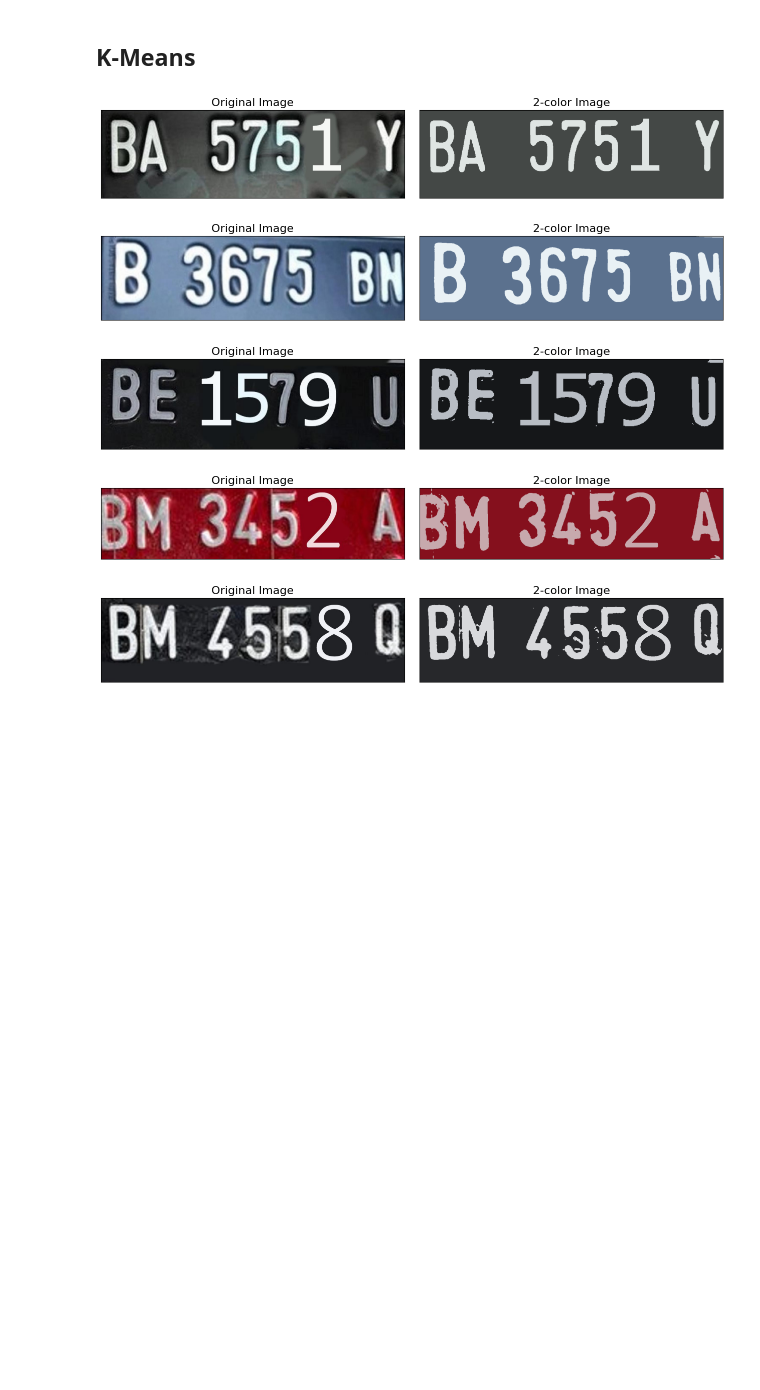
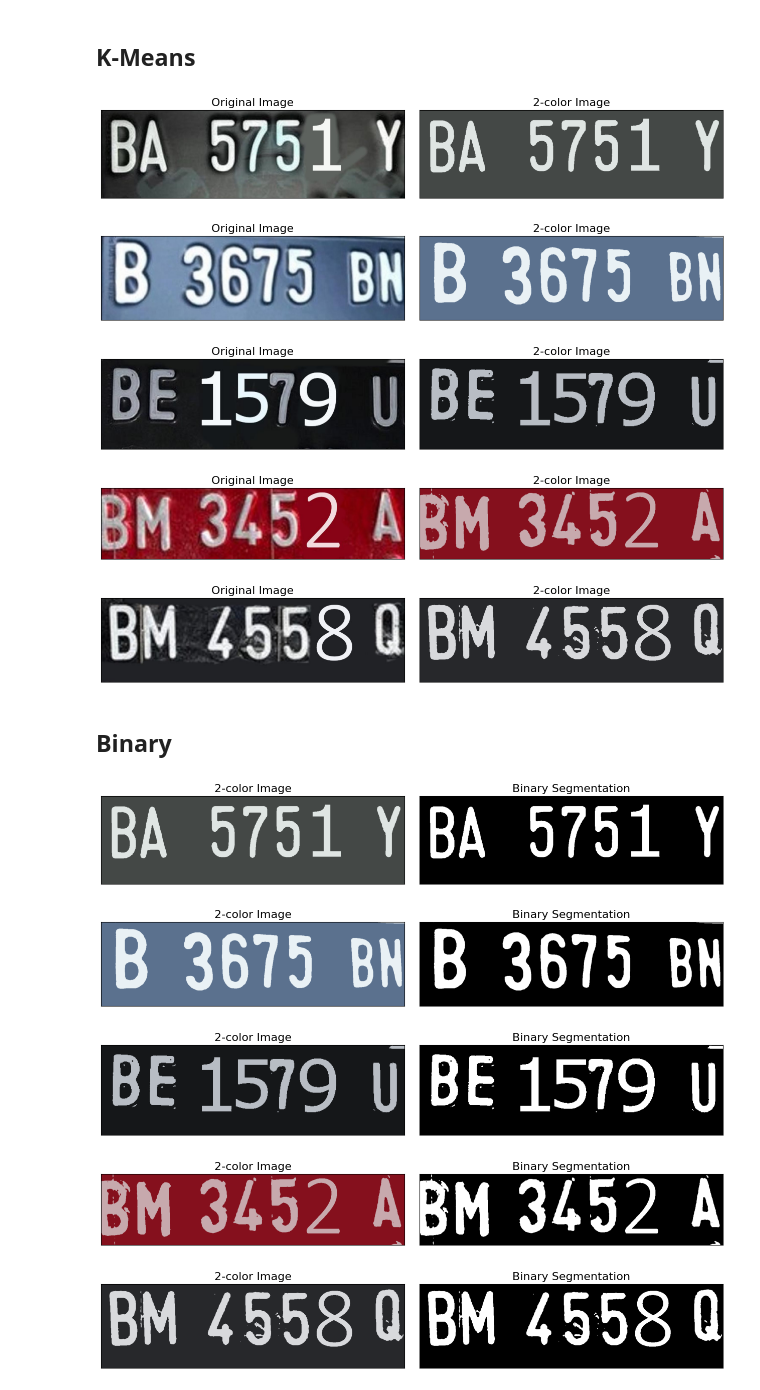
Before and after one commit to ulfiizza27/2141720052-Machine-Learning-2023, a Jupyter notebook: Week 8/UTS_26_UlfiMustatiqAbidatulIzza_MachineLearning.ipynb, the cells around one changed output. Saved outputs shown, nothing was run; the diff lists cells and outputs as text; code cells hidden in the pictures; blank space fills up the shorter version.

Commit message:
uts machine learning

```diff
--- a/Week 8/UTS_26_UlfiMustatiqAbidatulIzza_MachineLearning.ipynb
+++ b/Week 8/UTS_26_UlfiMustatiqAbidatulIzza_MachineLearning.ipynb
@@ -130,6 +128,13 @@ plt.show()
 ## **K-Means**
 # %%
 from sklearn.cluster import KMeans
+from sklearn.metrics import silhouette_score, mean_squared_error
+
+# Lokasi tempat Anda akan menyimpan hasil segmentasi
+output_segmentation_directory = '/content/drive/MyDrive/MachineLearning/Segmentation_Results_KMeans/'
+
+if not os.path.exists(output_segmentation_directory):
+    os.makedirs(output_segmentation_directory)
 
 # Terapkan K-Means
 for filename in plat_files:
@@ -152,14 +157,20 @@ for filename in plat_files:
             center = kmeans.cluster_centers_
             new_colors = center[clusters].reshape(h, w, ch).astype(np.uint8)
 
+            inertia = kmeans.inertia_
+
             # Ganti warna citra asli dengan citra yang telah diganti warnanya
             img_recolored = new_colors.reshape(img.shape)
+
+            # Simpan hasil segmentasi
+            output_path = os.path.join(output_segmentation_directory, filename)
+            cv2.imwrite(output_path, new_colors)
 
             fig, ax = plt.subplots(1, 2, figsize=(16, 6), subplot_kw=dict(xticks=[], yticks=[]))
             fig.subplots_adjust(wspace=0.05)
             ax[0].imshow(img_rgb)
             ax[0].set_title('Original Image', size=16)
-            ax[1].imshow(img_recolored)
+            ax[1].imshow(new_colors)
             ax[1].set_title('2-color Image', size=16)
 plt.show()
 # %% [output]
@@ -168,3 +179,65 @@ plt.show()
 [figure]
 [figure]
 [figure]
+# %% [markdown]
+## **Binary**
+# %%
+import cv2
+import os
+import matplotlib.pyplot as plt
+
+folder_path = '/content/drive/MyDrive/MachineLearning/plat/'
+
+# Dapatkan daftar file citra dalam folder
+plat_files = [file for file in os.listdir(folder_path) if file.lower().endswith(('.png', '.jpg', '.jpeg'))]
+
+output_segmentation_directory = '/content/drive/MyDrive/MachineLearning/segmentasi_result/'
+
+# Pastikan folder output_segmentation_directory tersedia
+os.makedirs(output_segmentation_directory, exist_ok=True)
+
+# Loop melalui daftar file dan baca setiap gambar
+for filename in plat_files:
+    if filename.lower().endswith(('.png', '.jpg', '.jpeg')):
+        # Gabungkan path folder dengan nama file
+        file_path = os.path.join(folder_path, filename)
+
+        # Baca gambar
+        img = cv2.imread(file_path)
+
+        if img is not None:
+            # Ubah ke format RGB
+            img_rgb = cv2.cvtColor(img, cv2.COLOR_BGR2RGB)
+
+            h, w, ch = img_rgb.shape
+            data = img_rgb.reshape(-1, 3)
+
+            kmeans = KMeans(n_clusters=2, random_state=0)
+            clusters = kmeans.fit_predict(data)
+            center = kmeans.cluster_centers_
+            new_colors = center[clusters].reshape(h, w, ch).astype(np.uint8)
+
+            inertia = kmeans.inertia_
+
+            # Konversi hasil segmentasi ke citra biner
+            gray_img = cv2.cvtColor(new_colors, cv2.COLOR_BGR2GRAY)
+            _, binary_img = cv2.threshold(gray_img, 128, 255, cv2.THRESH_BINARY)
+
+            # Simpan hasil segmentasi biner
+            output_path = os.path.join(output_segmentation_directory, filename)
+            cv2.imwrite(output_path, binary_img)
+
+            # Tampilkan gambar asli, hasil segmentasi berwarna, dan hasil segmentasi biner
+            fig, ax = plt.subplots(1, 2, figsize=(16, 6), subplot_kw=dict(xticks=[], yticks=[]))
+            fig.subplots_adjust(wspace=0.05)
+            ax[0].imshow(new_colors)
+            ax[0].set_title('2-color Image', size=16)
+            ax[1].imshow(binary_img, cmap='gray')
+            ax[1].set_title('Binary Segmentation', size=16)
+            plt.show()
+# %% [output]
+[figure, added]
+[figure, added]
+[figure, added]
+[figure, added]
+[figure, added]
```
Also changed, not shown: parts of 7 cells of this notebook.
